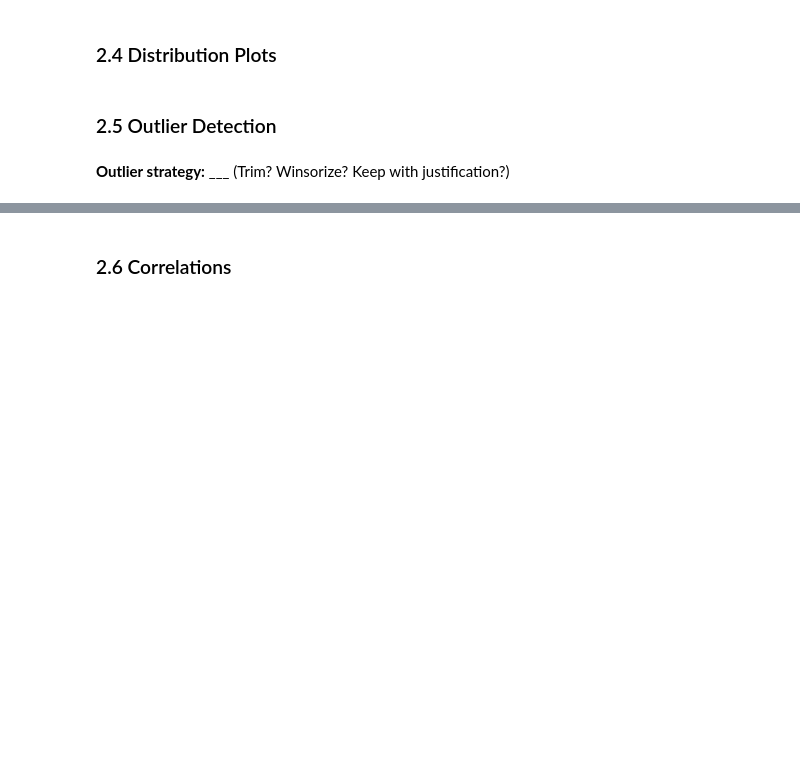
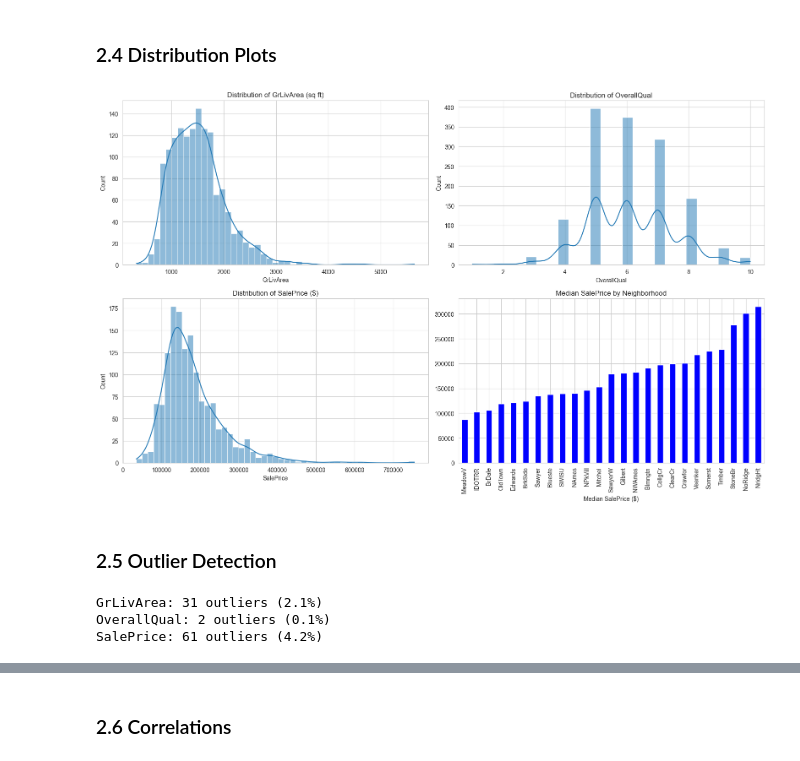
Before and after one commit to annabashlakova/ECON-3916-ML-Prediction-Project-Final-Project, a Jupyter notebook: 3916-final-project-starter (1).ipynb, the cells around one changed output, grey strips where cells are left out. Cells and saved outputs as stored; diff of their text form; code cells hidden in the pictures; blank space fills up the shorter version.

```diff
--- a/3916-final-project-starter (1).ipynb
+++ b/3916-final-project-starter (1).ipynb
@@ -110,28 +165,29 @@ df.describe()
 # %%
 # ============================================================
 # 2.4 Distribution of key features (Ch 3)
 # ============================================================
 
-# Plot distributions for your most important features
+# # Plot distributions for your most important features
 fig, axes = plt.subplots(2, 2, figsize=(16, 10))
 
-sns.histplot(df['SalePrice'], kde=True, ax=axes[0, 0])
-axes[0, 0].set_title('Distribution of SalePrice (Target)')
-
-sns.histplot(df['GrLivArea'], kde=True, ax=axes[0, 1])
-axes[0, 1].set_title('Distribution of GrLivArea (sq ft)')
-
-sns.histplot(df['OverallQual'], kde=True, ax=axes[1, 0])
-axes[1, 0].set_title('Distribution of OverallQual')
-
-# Neighborhood is categorical — show median SalePrice by neighborhood
+sns.histplot(df['GrLivArea'], kde=True, ax=axes[0,0])
+axes[0,0].set_title('Distribution of GrLivArea (sq ft)')
+#
+sns.histplot(df['OverallQual'], kde=True, ax=axes[0,1])
+axes[0,1].set_title('Distribution of OverallQual')
+#
+sns.histplot(df['SalePrice'], kde=True, ax=axes[1,0])
+axes[1,0].set_title('Distribution of SalePrice ($)')
+# Neighborhood is categorical so I will use the median SalePrice by Neighborhood instead of a histogram
 neighborhood_median = df.groupby('Neighborhood')['SalePrice'].median().sort_values()
-neighborhood_median.plot(kind='barh', ax=axes[1, 1], color='steelblue')
-axes[1, 1].set_title('Median SalePrice by Neighborhood')
-axes[1, 1].set_xlabel('Median SalePrice')
+neighborhood_median.plot(kind='bar', ax=axes[1,1], color='blue')
+axes[1,1].set_title('Median SalePrice by Neighborhood')
+axes[1,1].set_xlabel('Median SalePrice ($)')
 
 plt.tight_layout()
 plt.show()
+# %% [output]
+[figure, added]
 # %% [markdown]
 ### 2.5 Outlier Detection
 # %%
@@ -146,11 +202,12 @@ def tukey_fences(series, k=1.5):
     IQR = Q3 - Q1
     return Q1 - k * IQR, Q3 + k * IQR
 
-# Check outliers in key numeric columns
-for col in ['SalePrice', 'GrLivArea', 'OverallQual']:
+#check outliers in a numeric column
+for col in ['GrLivArea', 'OverallQual', 'SalePrice']:
     lower, upper = tukey_fences(df[col])
     outliers = df[(df[col] < lower) | (df[col] > upper)]
     print(f'{col}: {len(outliers)} outliers ({len(outliers)/len(df)*100:.1f}%)')
+# %% [output]
+GrLivArea: 31 outliers (2.1%)
+OverallQual: 2 outliers (0.1%)
+SalePrice: 61 outliers (4.2%)
-# %% [markdown]
-**Outlier strategy:** ___
-(Trim? Winsorize? Keep with justification?)
```
Also changed, not shown: parts of 16 cells of this notebook.
